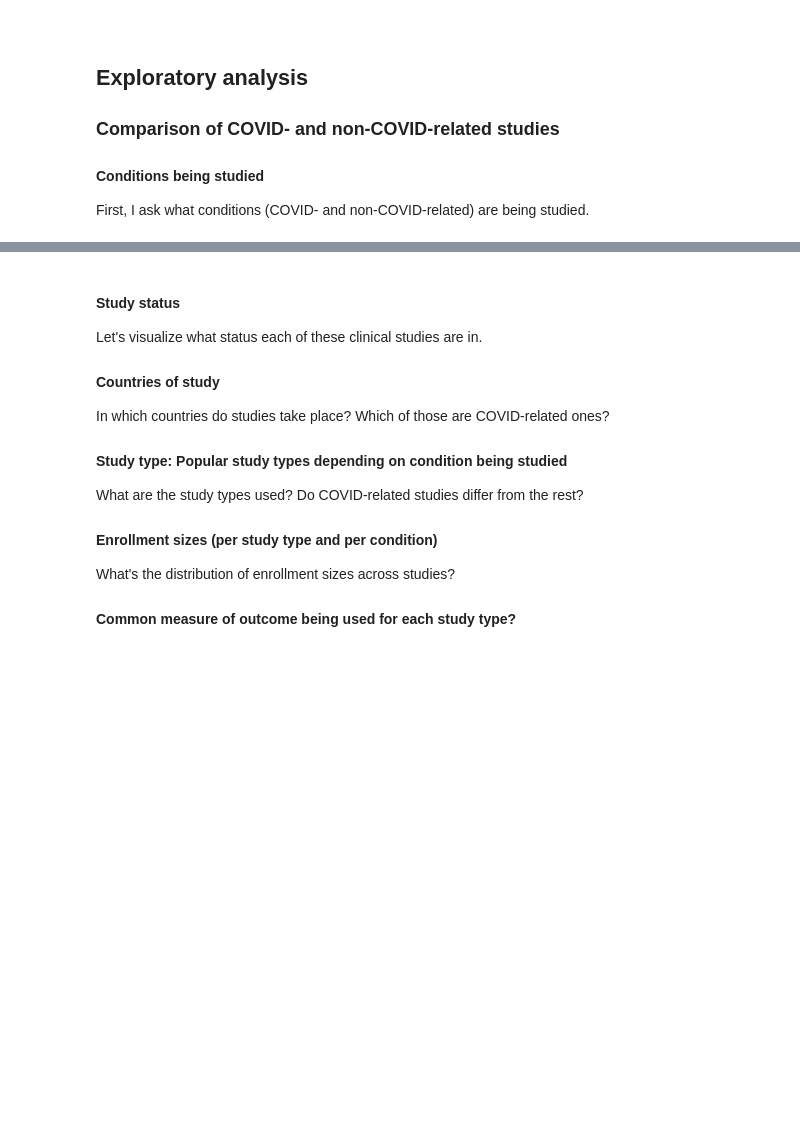
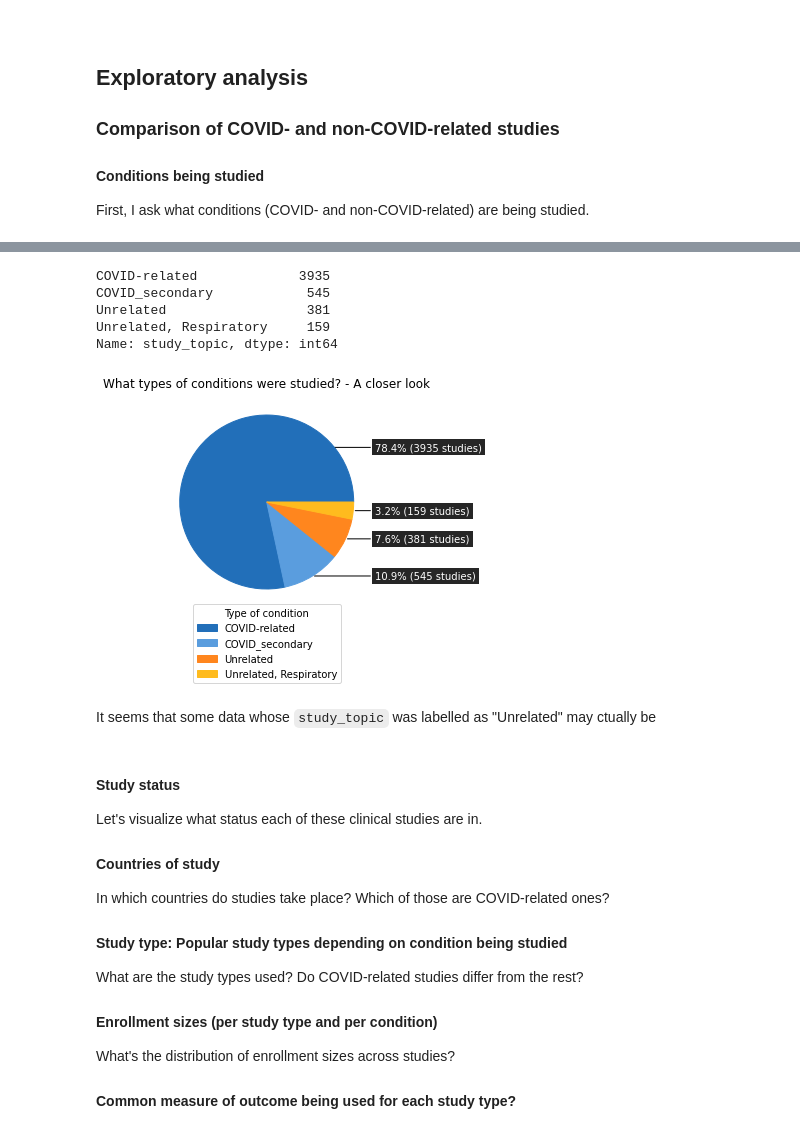
Before and after one commit to chels-kim/kaggle-covid-clintri, a Jupyter notebook: kaggle-covid-clintri/COVID-19 Clinical Trials.ipynb, the cells around one changed output, grey strips where cells are left out. Cells and saved outputs as stored; diff of their text form; code cells hidden in the pictures; blank space fills up the shorter version.

```diff
--- a/kaggle-covid-clintri/COVID-19 Clinical Trials.ipynb
+++ b/kaggle-covid-clintri/COVID-19 Clinical Trials.ipynb
@@ -288,0 +311,8 @@ Series([], dtype: int64)
+# %%
+# Some titles from studies that are still not classified as being related to COVID
+titles_remaining = df_studies[df_studies['study_topic'] == ('Unrelated' or 'Respiratory')]['title']
+
+for i in range(10):
+    print(titles_remaining.iloc[i], '\n')
+
+print('There are {} titles that remain unassociated with COVID-19, with some listed above.'.format(len(titles_remaining)))
@@ -289,3 +337,61 @@ Series([], dtype: int64)
+# %%
+# Re-visualize the above data
+
+condition_detailed_counts = df_studies.study_topic.value_counts()
+print(condition_detailed_counts)
+
+values = condition_detailed_counts.to_numpy()
+labels = condition_detailed_counts.keys().to_numpy()
+
+def getpct(data):
+    pct = data / np.sum(data) * 100
+    list_pcts = []
+    for idx in range(len(data)):
+        list_pcts.append("{:.1f}% ({:d} studies)".format(pct[idx], data[idx]))
+    return list_pcts
+
+pcts = getpct(values)
+
+fig, ax = plt.subplots(subplot_kw=dict(aspect='equal'))
+wedges, texts = ax.pie(values)
+
+# Hand-picked hex codes of colours
+colours_list = ['#226FB9','#5A9DDE','#FF861E','#FFBB1E']
+for idx, wedge in enumerate(wedges):
+    wedge.set_color(colours_list[idx])
+
+# Take some labels out of box
+bbox_props = dict(boxstyle="square,pad=0.3",
+                  fc="0.15", ec="0.15", lw=0)
+kw = dict(arrowprops=dict(arrowstyle="-",connectionstyle='arc3, rad=0'),
+          bbox=bbox_props, zorder=0, va="center", color='w')
+
+for i, p in enumerate(wedges):
+    ang = (p.theta2 - p.theta1)/2. + p.theta1
+    y = np.sin(np.deg2rad(ang))
+    x = np.cos(np.deg2rad(ang))
+    ax.annotate(pcts[i], xy=(x, y), xytext=(1.25, y),
+                horizontalalignment='left', **kw)
+
+ax.legend(
+    wedges, labels,
+    title = "Type of condition",
+    loc = "center",
+    bbox_to_anchor=(0,-0.1, 1,-0.1)
+)
+
+ax.set_title("What types of conditions were studied? - A closer look")
+
+plt.show()
+# %% [output]
+COVID-related             3935
+COVID_secondary            545
+Unrelated                  381
+Unrelated, Respiratory     159
+Name: study_topic, dtype: int64
+[figure, added]
+# %% [markdown]
+It seems that some data whose `study_topic` was labelled as "Unrelated" may ctually be
 # %% [markdown]
 #### Study status
 Let's visualize what status each of these clinical studies are in.
```
Also changed, not shown: parts of 15 cells of this notebook, 1 other file.
